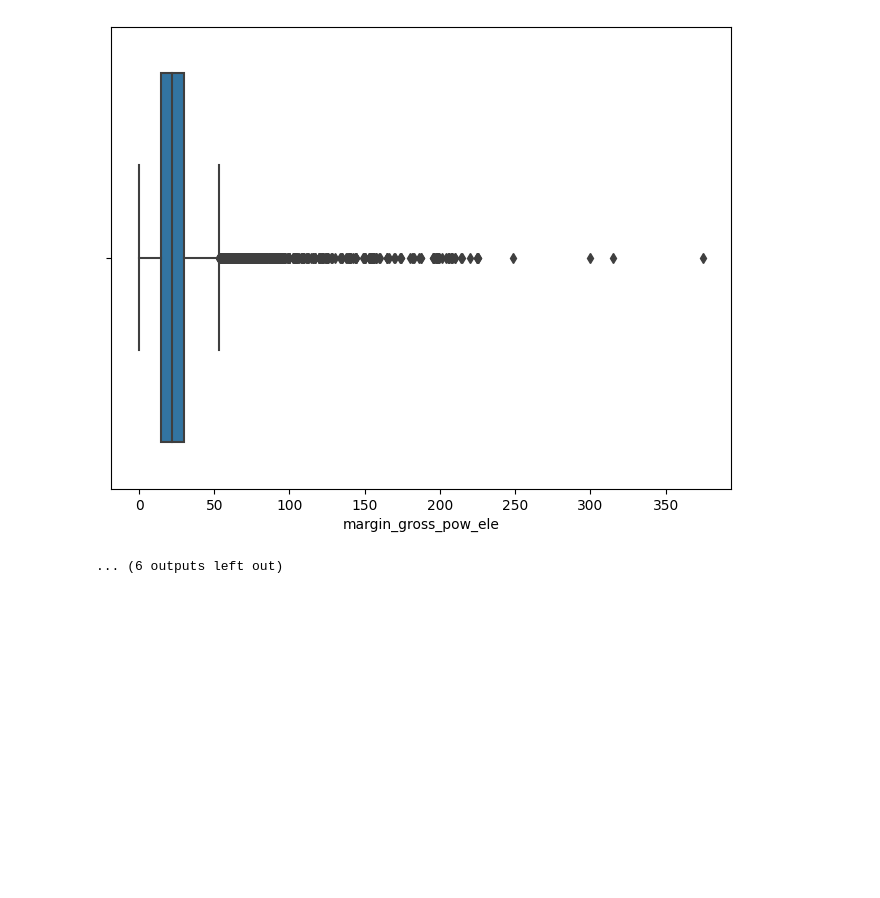
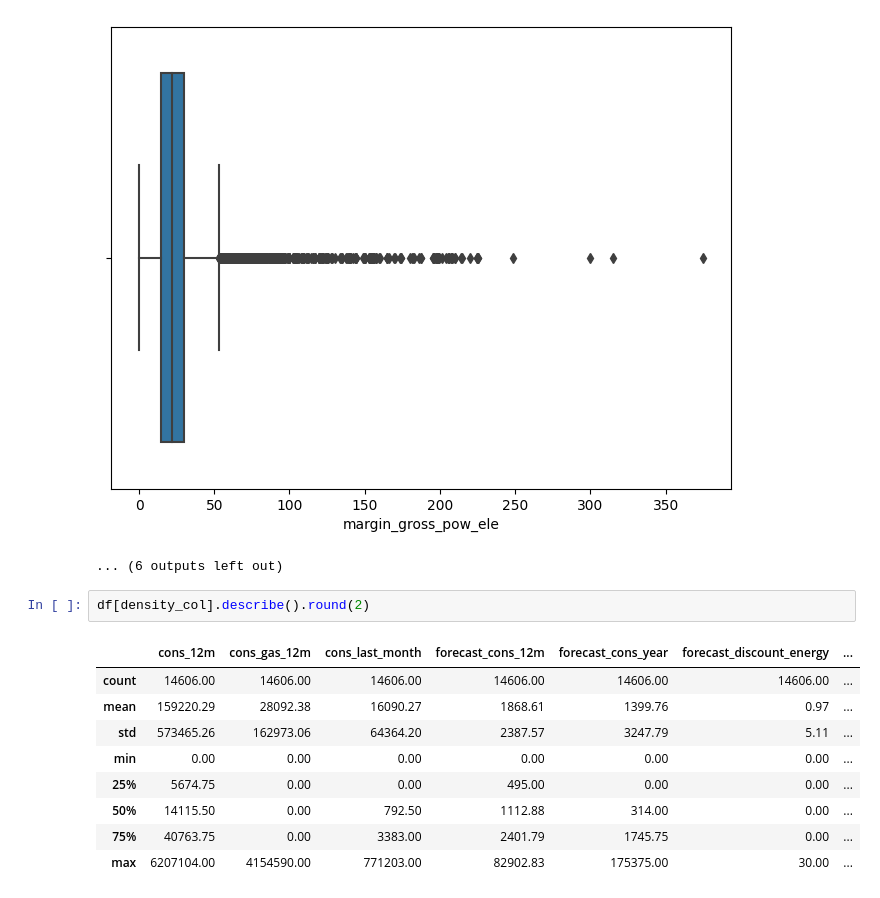
Before and after one commit to pi-mishra/BCG-Data-science-and-analytics-internship, a Jupyter notebook: BCG_FeatureEngineering_Modelling.ipynb, the cells around one changed output. Cells and saved outputs as stored; diff of their text form; blank space fills up the shorter version.

```diff
--- a/BCG_FeatureEngineering_Modelling.ipynb
+++ b/BCG_FeatureEngineering_Modelling.ipynb
@@ -127,3 +127,15 @@ for i in density_col:
 [figure]
 [figure]
 ... (6 outputs left out)
+# %%
+df[density_col].describe().round(2)
+# %% [output]
+|  | cons_12m | cons_gas_12m | cons_last_month | forecast_cons_12m | forecast_cons_year | forecast_discount_energy | ... |
+| count | 14606.00 | 14606.00 | 14606.00 | 14606.00 | 14606.00 | 14606.00 | ... |
+| mean | 159220.29 | 28092.38 | 16090.27 | 1868.61 | 1399.76 | 0.97 | ... |
+| std | 573465.26 | 162973.06 | 64364.20 | 2387.57 | 3247.79 | 5.11 | ... |
+| min | 0.00 | 0.00 | 0.00 | 0.00 | 0.00 | 0.00 | ... |
+| 25% | 5674.75 | 0.00 | 0.00 | 495.00 | 0.00 | 0.00 | ... |
+| 50% | 14115.50 | 0.00 | 792.50 | 1112.88 | 314.00 | 0.00 | ... |
+| 75% | 40763.75 | 0.00 | 3383.00 | 2401.79 | 1745.75 | 0.00 | ... |
+| max | 6207104.00 | 4154590.00 | 771203.00 | 82902.83 | 175375.00 | 30.00 | ... |
```
